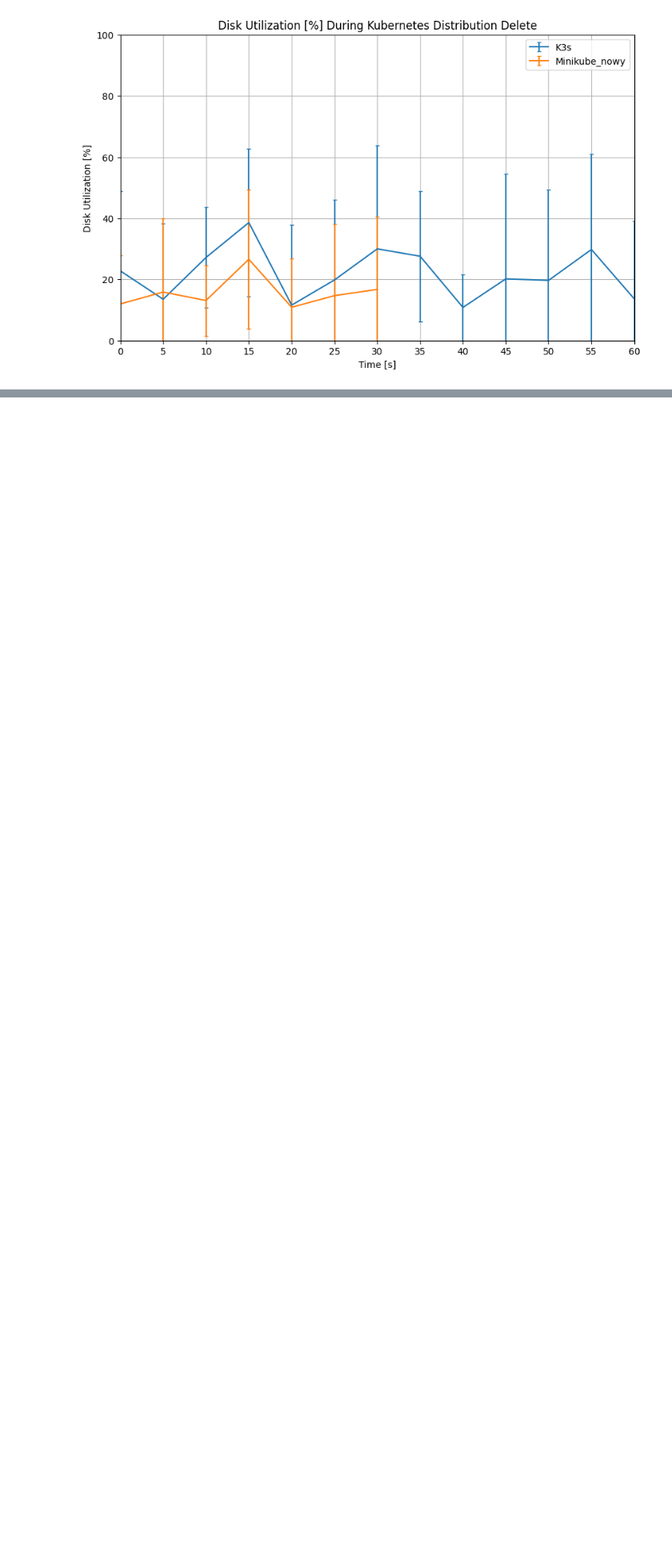
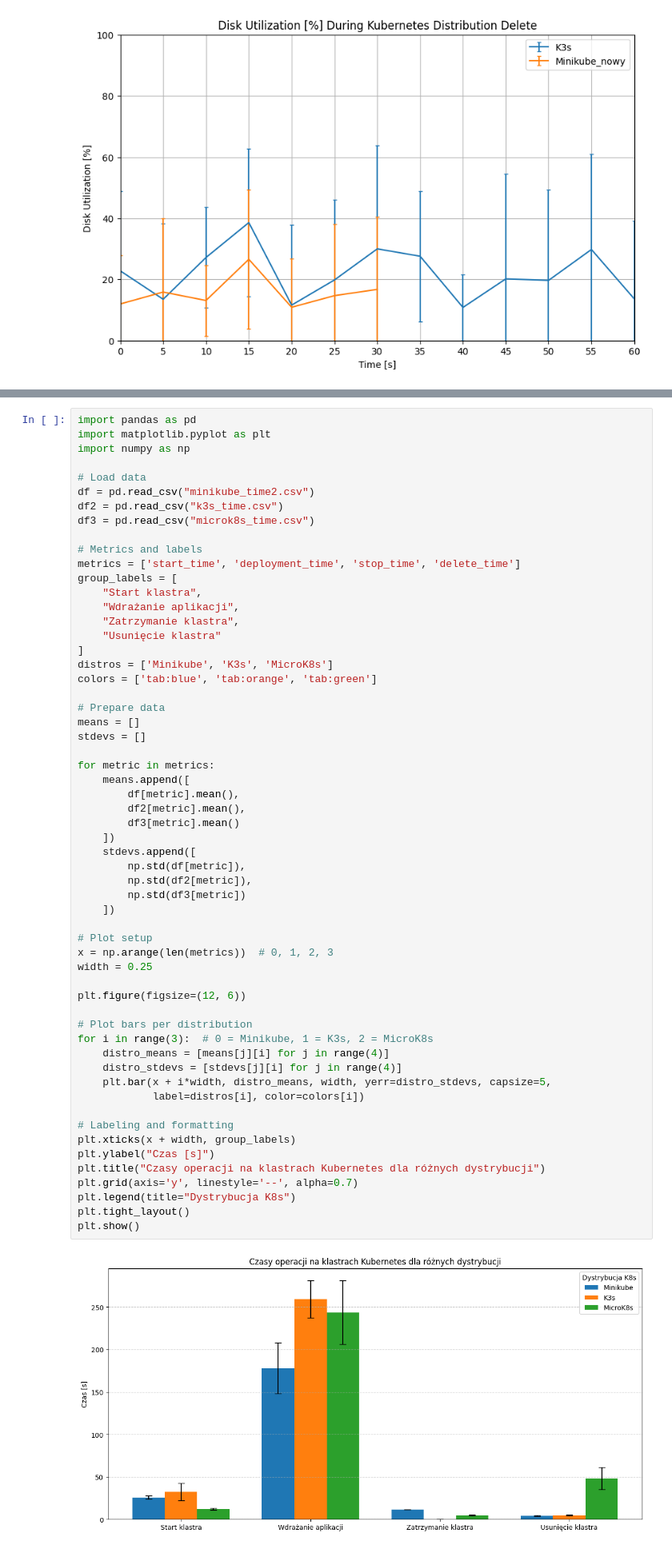
Before and after one commit to luszczewskakasia/IoT-database-webapp, a Jupyter notebook: display_metrics.ipynb, the cells around one changed output, grey strips where cells are left out. Shown at 80% size. Drawn from its saved outputs; the diff is of its cells as text; blank space fills up the shorter version.

```diff
--- a/display_metrics.ipynb
+++ b/display_metrics.ipynb
@@ -296 +298,61 @@ for metric, title in columns.items():
+# %%
+import pandas as pd
+import matplotlib.pyplot as plt
+import numpy as np
+
+# Load data
+df = pd.read_csv("minikube_time2.csv")
+df2 = pd.read_csv("k3s_time.csv")
+df3 = pd.read_csv("microk8s_time.csv")
+
+# Metrics and labels
+metrics = ['start_time', 'deployment_time', 'stop_time', 'delete_time']
+group_labels = [
+    "Start klastra",
+    "Wdrażanie aplikacji",
+    "Zatrzymanie klastra",
+    "Usunięcie klastra"
+]
+distros = ['Minikube', 'K3s', 'MicroK8s']
+colors = ['tab:blue', 'tab:orange', 'tab:green']
+
+# Prepare data
+means = []
+stdevs = []
+
+for metric in metrics:
+    means.append([
+        df[metric].mean(),
+        df2[metric].mean(),
+        df3[metric].mean()
+    ])
+    stdevs.append([
+        np.std(df[metric]),
+        np.std(df2[metric]),
+        np.std(df3[metric])
+    ])
+
+# Plot setup
+x = np.arange(len(metrics))  # 0, 1, 2, 3
+width = 0.25
+
+plt.figure(figsize=(12, 6))
+
+# Plot bars per distribution
+for i in range(3):  # 0 = Minikube, 1 = K3s, 2 = MicroK8s
+    distro_means = [means[j][i] for j in range(4)]
+    distro_stdevs = [stdevs[j][i] for j in range(4)]
+    plt.bar(x + i*width, distro_means, width, yerr=distro_stdevs, capsize=5,
+            label=distros[i], color=colors[i])
+
+# Labeling and formatting
+plt.xticks(x + width, group_labels)
+plt.ylabel("Czas [s]")
+plt.title("Czasy operacji na klastrach Kubernetes dla różnych dystrybucji")
+plt.grid(axis='y', linestyle='--', alpha=0.7)
+plt.legend(title="Dystrybucja K8s")
+plt.tight_layout()
+plt.show()
+# %% [output]
+[figure, added]
 # %%
```
Also changed, not shown: parts of 8 cells of this notebook, 7 other files.
